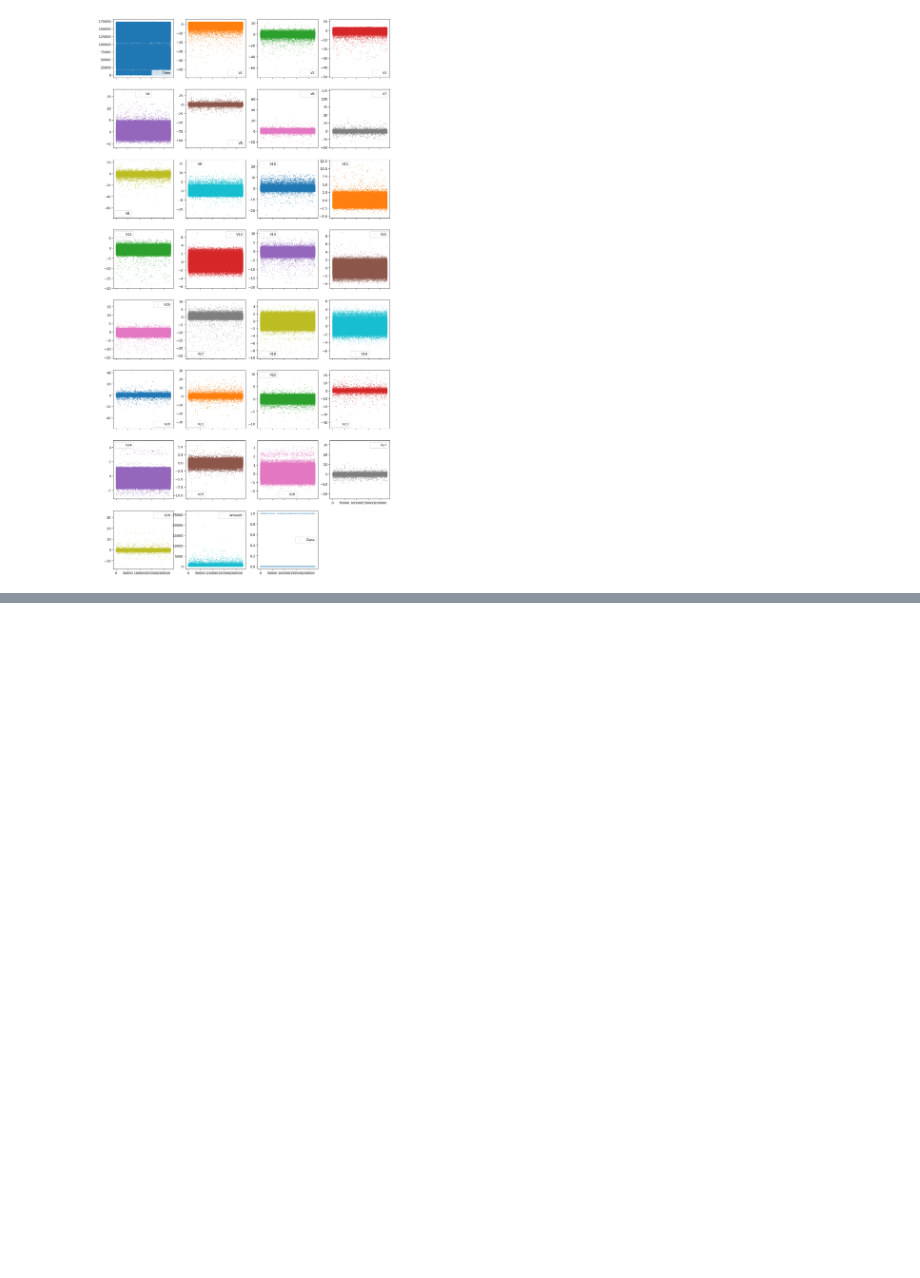
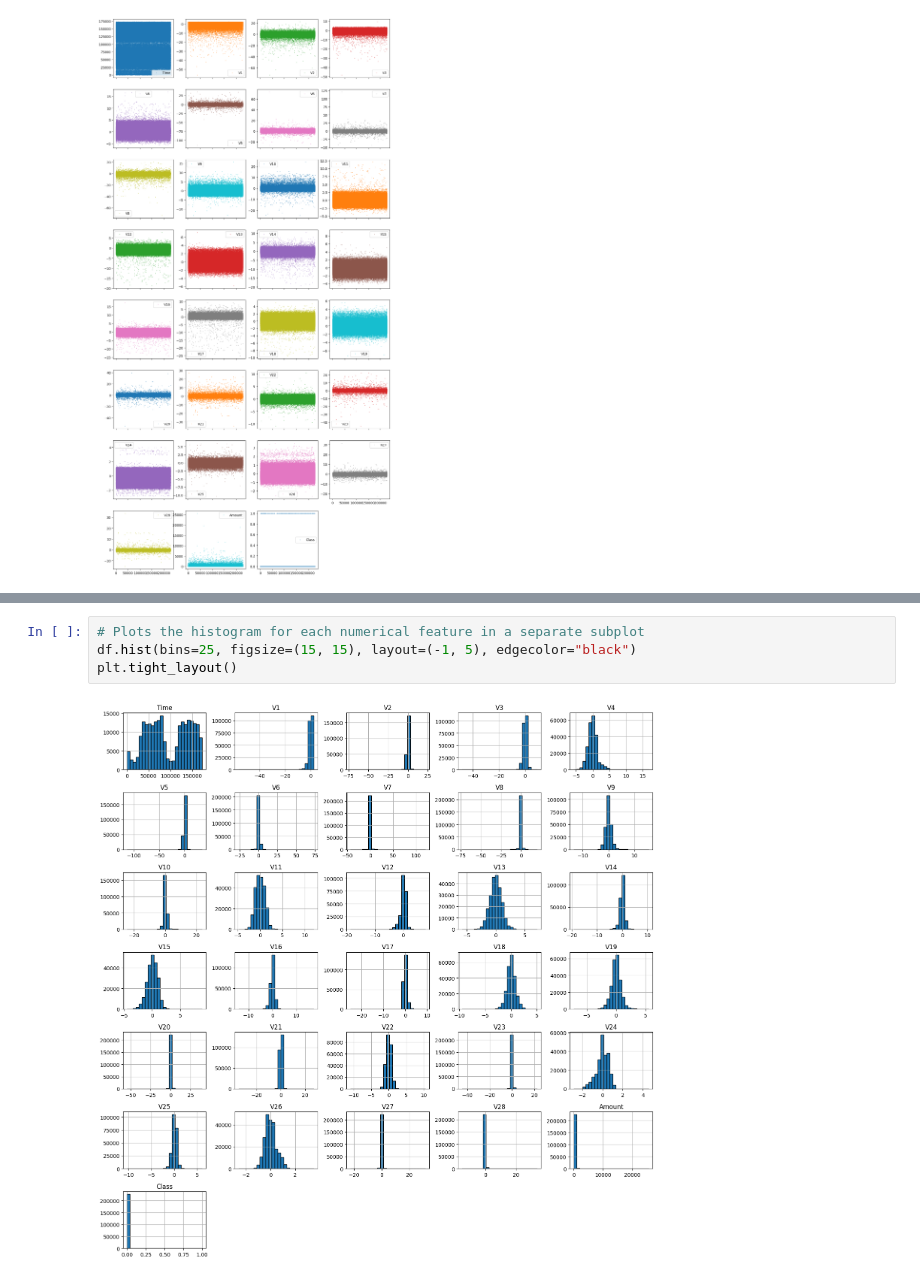
Before and after one commit to felipesebben/ml-credit-card-fraud, a Jupyter notebook: notebooks/2-EDA.ipynb, the cells around one changed output, grey strips where cells are left out. Cells and saved outputs as stored; diff of their text form; blank space fills up the shorter version.

```diff
--- a/notebooks/2-EDA.ipynb
+++ b/notebooks/2-EDA.ipynb
@@ -113,0 +123,6 @@ array([[<Axes: >, <Axes: >, <Axes: >, <Axes: >],
+# %%
+# Plots the histogram for each numerical feature in a separate subplot
+df.hist(bins=25, figsize=(15, 15), layout=(-1, 5), edgecolor="black")
+plt.tight_layout()
+# %% [output]
+[figure, added]
```
Also changed, not shown: parts of 7 cells of this notebook.
